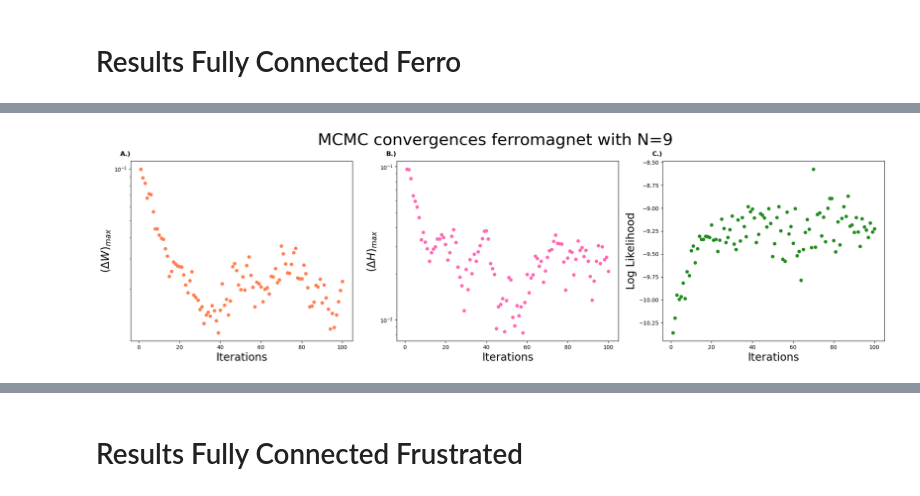
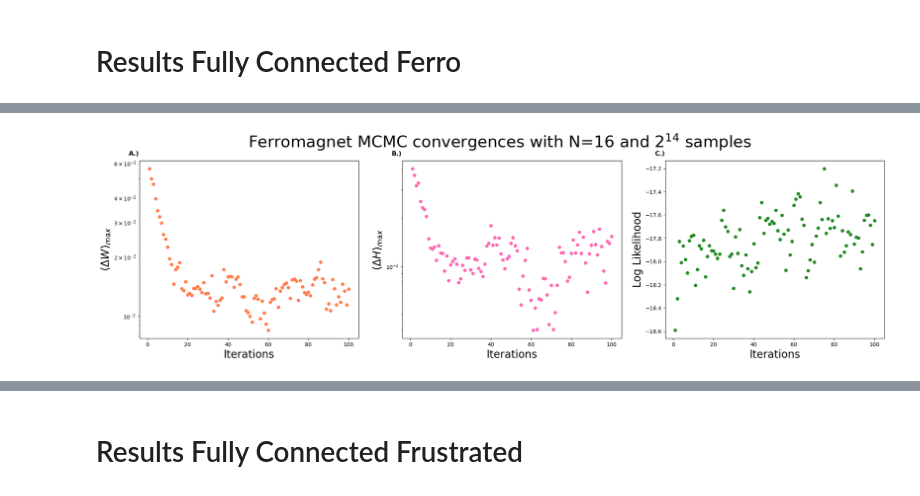
Before and after one commit to Victor-Alessandro/QBM-code, a Jupyter notebook: Classical Inverse Ising Problem.ipynb, the cells around one changed output, grey strips where cells are left out. Drawn from its saved outputs; the diff is of its cells as text; code cells hidden in the pictures.

Commit message:
generated new corrected figures

```diff
--- a/Classical Inverse Ising Problem.ipynb
+++ b/Classical Inverse Ising Problem.ipynb
@@ -93,7 +92,7 @@ def heat_bath_move(config: np.ndarray, W: np.ndarray, H: np.ndarray, beta: float
     return config
 
 @numba.njit
-def log_likelihood(W, H, Ci, CiCj, beta):
+def log_likelihood(W, H, Ci, CiCj):
     '''Computes the log-likelihood of the model'''     # -Log(Z) = 0; it's just a constant (?)
     energies = -np.dot(W, CiCj) - np.dot(H,Ci)
     #Z = np.sum(np.exp(-energies))
@@ -231,7 +250,7 @@ def plot(it, Hmax, Wmax, Li, title='Convergence Plots', size=10):
 ##  PARAMETERS
 #----------------------------------------------------------------------
 # model parameters
-L           = 3        #  linear dimension of the LxL lattice
+L           = 4        #  linear dimension of the LxL lattice
 T           = 5        #  temperature scalar
 w           = 1        #  strength of interactions
 h           = 0        #  strength of self-interactions
@@ -239,7 +258,7 @@ W_type      = 0        #  0 for random weights, 1 for nb, 2 for fully connected
 Clamp_type  = 0        #  determine how the clamped statistics are generated (0 exact, 1 mc)
 Free_type   = 0        #  determine how the free statistics are generated (0 exact, 1 mc)
 eqSteps     = 2**10    #  number of MC sweeps for equilibration
-mcSteps     = 2**14    #  number of MC sweeps for calculation
+mcSteps     = 2**16    #  number of MC sweeps for calculation
 
 # gradient ascent parameters
 eta         = 1/2      #  learning rate
@@ -251,23 +270,6 @@ seed_clamp  = 777
 seed_free   = 333
 sigma       = .1
 
-def initialize(L,w,h,sigma,seed_clamp,seed_free):
-    #  initialize weight matrix
-    if W_type == 0:
-        W_clamp, H_clamp = generate_weights_random(L, w, h, sigma, seed_clamp)
-    elif W_type == 1:
-        W_clamp, H_clamp = generate_weights_nearest_neighbour(L,w,h)
-    elif W_type == 2:
-        W_clamp, H_clamp = generate_weights_fully_connected(L,w,h)
-    else:
-        print("Non-valid weight matrix type")
-
-    configs = all_possible_configs(L)
-
-    #  get random initial weights that generate free statistics
-    W, H = generate_weights_random(L, w, h, sigma, seed_free)  #  use different seed than for clamped stats
-    return W, H, W_clamp, H_clamp, configs
-
 W, H, W_clamp, H_clamp, configs = initialize(L,w,h,sigma,seed_clamp,seed_free)
 # %%
 W, H, W_clamp, H_clamp, it, Hmax, Wmax, Li= solve_inverse_ising(L, T, eqSteps, mcSteps, W, H, W_clamp, H_clamp, configs, Clamp_type, Free_type, threshold, maxiter, eta)
@@ -279,8 +280,0 @@ plot(it, Hmax, Wmax, Li, title = ('Exact convergences ferromagnet with N=%.f'%L*
-# %%
-threshold = 1e-3
-
-W, H, W_clamp, H_clamp, configs = initialize(L,w,h,sigma,seed_clamp,seed_free)
-W, H, W_clamp, H_clamp, it, Hmax, Wmax, Li= solve_inverse_ising(L, T, eqSteps, mcSteps, W, H, W_clamp, H_clamp, configs, Clamp_type, Free_type, threshold, maxiter, eta)
-
-plot(it, Hmax, Wmax, Li, title = ('Exact convergences ferromagnet with N=%.f'%L**2), size = 30)
-#plt.savefig('Figures/Inverse Ising Problem/Exact_ferro_L=%.f_T=%.f_w=%.f_h=%.f_eta=%.f_thresh=%.f_it=%.f'%(L,T,w,h,eta,threshold,it), bbox_inches='tight')
@@ -289,12 +281,11 @@ plot(it, Hmax, Wmax, Li, title = ('Exact convergences ferromagnet with N=%.f'%L*
 # %%
-threshold = 1e-3
-Free_type = 1
+Free_type = 1 #generate free statistics using MCMC
 maxiter = 100
 
 W, H, W_clamp, H_clamp, configs = initialize(L,w,h,sigma,seed_clamp,seed_free)
 W, H, W_clamp, H_clamp, it, Hmax, Wmax, Li= solve_inverse_ising(L, T, eqSteps, mcSteps, W, H, W_clamp, H_clamp, configs, Clamp_type, Free_type, threshold, maxiter, eta)
 
-plot(it, Hmax, Wmax, Li, title = ('MCMC convergences ferromagnet with N=%.f'%L**2), size = 30)
-#plt.savefig('Figures/Inverse Ising Problem/MCMC_ferro_L=%.f_T=%.f_w=%.f_h=%.f_mcSteps=%.f_eta=%.f_thresh=%.f_it=%.f'%(L,T,w,h,mcSteps,eta,threshold,it), bbox_inches='tight')
+plot(it, Hmax, Wmax, Li, title = ('Ferromagnet MCMC convergences with N=%.f and $2^{14}$ samples'%(L**2)), size = 30)
+plt.savefig(f"Figures/Inverse Ising Problem/MCMC_ferro_L={L}_T={T}_w={w}_h={h}_eta={eta}_thresh={threshold}_it={it}.png", bbox_inches='tight')
 # %% [output]
-[figure, old version]
+[figure, new version]
```
Also changed, not shown: parts of 12 cells of this notebook, 2 other files.
